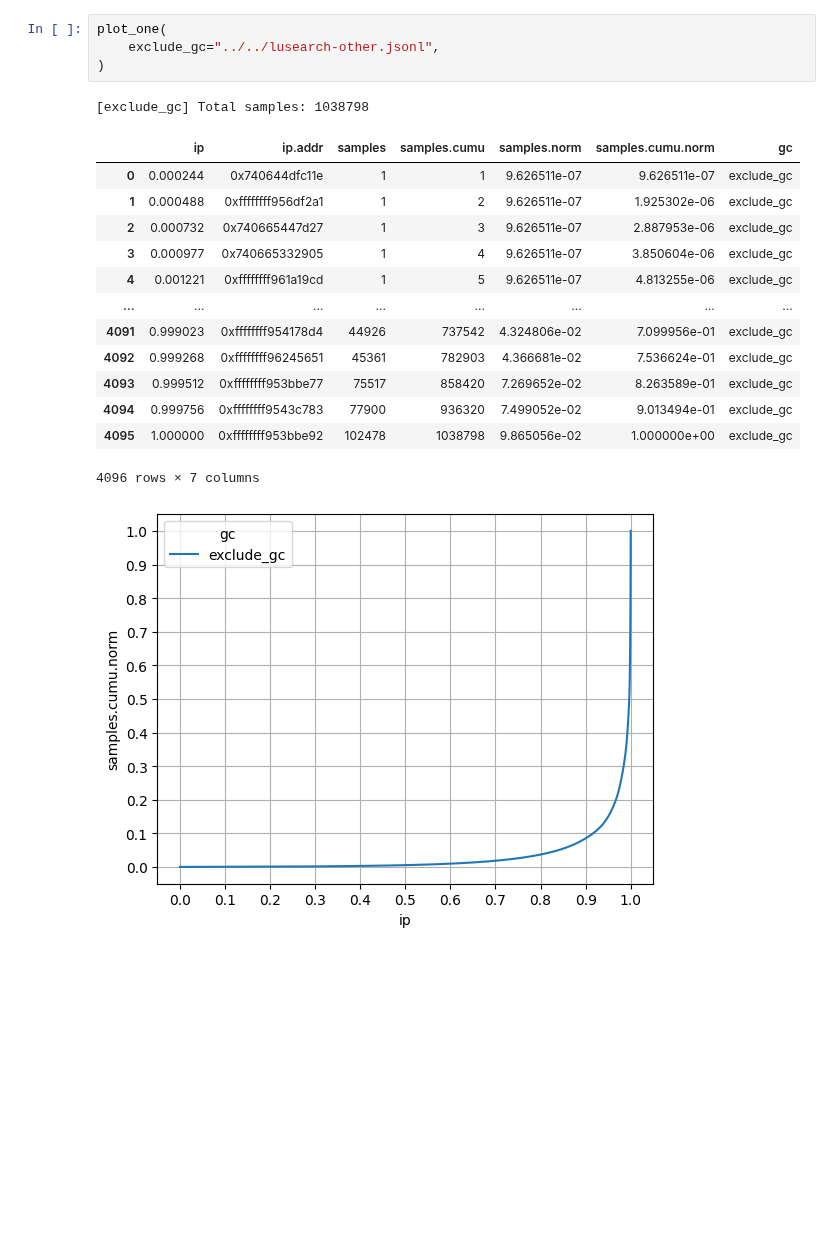
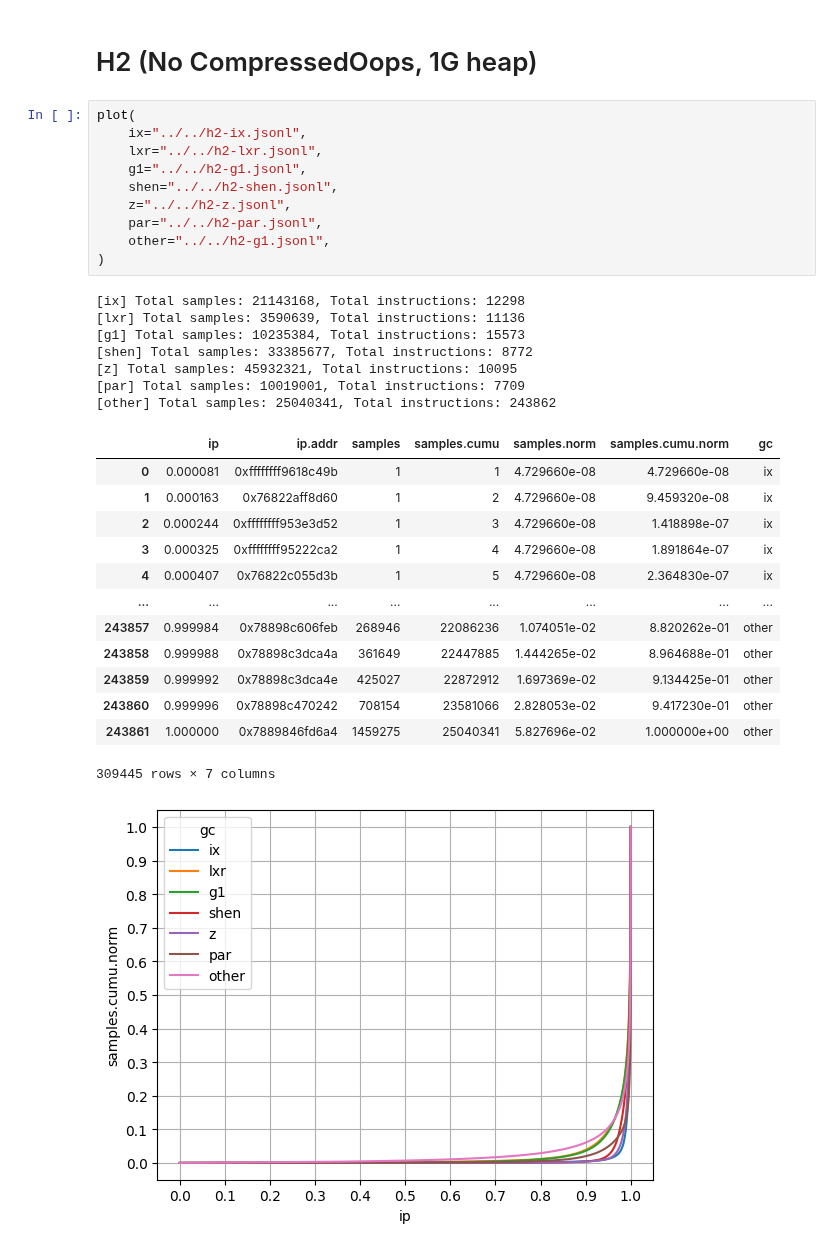
Before and after one commit to wenyuzhao/mmtk-dev, a Jupyter notebook: scripts/notebooks/heat.ipynb, the cells around one changed output. Cells and saved outputs as stored; diff of their text form; blank space fills up the shorter version.

```diff
--- a/scripts/notebooks/heat.ipynb
+++ b/scripts/notebooks/heat.ipynb
@@ -78,20 +89,34 @@ plot_one(
-# %%
-plot_one(
-    exclude_gc="../../lusearch-other.jsonl",
-)
-# %% [output]
-[exclude_gc] Total samples: 1038798
-|  | ip | ip.addr | samples | samples.cumu | samples.norm | samples.cumu.norm | gc |
-| 0 | 0.000244 | 0x740644dfc11e | 1 | 1 | 9.626511e-07 | 9.626511e-07 | exclude_gc |
-| 1 | 0.000488 | 0xffffffff956df2a1 | 1 | 2 | 9.626511e-07 | 1.925302e-06 | exclude_gc |
-| 2 | 0.000732 | 0x740665447d27 | 1 | 3 | 9.626511e-07 | 2.887953e-06 | exclude_gc |
-| 3 | 0.000977 | 0x740665332905 | 1 | 4 | 9.626511e-07 | 3.850604e-06 | exclude_gc |
-| 4 | 0.001221 | 0xffffffff961a19cd | 1 | 5 | 9.626511e-07 | 4.813255e-06 | exclude_gc |
-| ... | ... | ... | ... | ... | ... | ... | ... |
-| 4091 | 0.999023 | 0xffffffff954178d4 | 44926 | 737542 | 4.324806e-02 | 7.099956e-01 | exclude_gc |
-| 4092 | 0.999268 | 0xffffffff96245651 | 45361 | 782903 | 4.366681e-02 | 7.536624e-01 | exclude_gc |
-| 4093 | 0.999512 | 0xffffffff953bbe77 | 75517 | 858420 | 7.269652e-02 | 8.263589e-01 | exclude_gc |
-| 4094 | 0.999756 | 0xffffffff9543c783 | 77900 | 936320 | 7.499052e-02 | 9.013494e-01 | exclude_gc |
-| 4095 | 1.000000 | 0xffffffff953bbe92 | 102478 | 1038798 | 9.865056e-02 | 1.000000e+00 | exclude_gc |
-4096 rows × 7 columns
-[figure, removed]
+# %% [markdown]
+# H2 (No CompressedOops, 1G heap)
+# %%
+plot(
+    ix="../../h2-ix.jsonl",
+    lxr="../../h2-lxr.jsonl",
+    g1="../../h2-g1.jsonl",
+    shen="../../h2-shen.jsonl",
+    z="../../h2-z.jsonl",
+    par="../../h2-par.jsonl",
+    other="../../h2-g1.jsonl",
+)
+# %% [output]
+[ix] Total samples: 21143168, Total instructions: 12298
+[lxr] Total samples: 3590639, Total instructions: 11136
+[g1] Total samples: 10235384, Total instructions: 15573
+[shen] Total samples: 33385677, Total instructions: 8772
+[z] Total samples: 45932321, Total instructions: 10095
+[par] Total samples: 10019001, Total instructions: 7709
+[other] Total samples: 25040341, Total instructions: 243862
+|  | ip | ip.addr | samples | samples.cumu | samples.norm | samples.cumu.norm | gc |
+| 0 | 0.000081 | 0xffffffff9618c49b | 1 | 1 | 4.729660e-08 | 4.729660e-08 | ix |
+| 1 | 0.000163 | 0x76822aff8d60 | 1 | 2 | 4.729660e-08 | 9.459320e-08 | ix |
+| 2 | 0.000244 | 0xffffffff953e3d52 | 1 | 3 | 4.729660e-08 | 1.418898e-07 | ix |
+| 3 | 0.000325 | 0xffffffff95222ca2 | 1 | 4 | 4.729660e-08 | 1.891864e-07 | ix |
+| 4 | 0.000407 | 0x76822c055d3b | 1 | 5 | 4.729660e-08 | 2.364830e-07 | ix |
+| ... | ... | ... | ... | ... | ... | ... | ... |
+| 243857 | 0.999984 | 0x78898c606feb | 268946 | 22086236 | 1.074051e-02 | 8.820262e-01 | other |
+| 243858 | 0.999988 | 0x78898c3dca4a | 361649 | 22447885 | 1.444265e-02 | 8.964688e-01 | other |
+| 243859 | 0.999992 | 0x78898c3dca4e | 425027 | 22872912 | 1.697369e-02 | 9.134425e-01 | other |
+| 243860 | 0.999996 | 0x78898c470242 | 708154 | 23581066 | 2.828053e-02 | 9.417230e-01 | other |
+| 243861 | 1.000000 | 0x7889846fd6a4 | 1459275 | 25040341 | 5.827696e-02 | 1.000000e+00 | other |
+309445 rows × 7 columns
+[figure, added]
```
Also changed, not shown: parts of 5 cells of this notebook, 3 other files.
